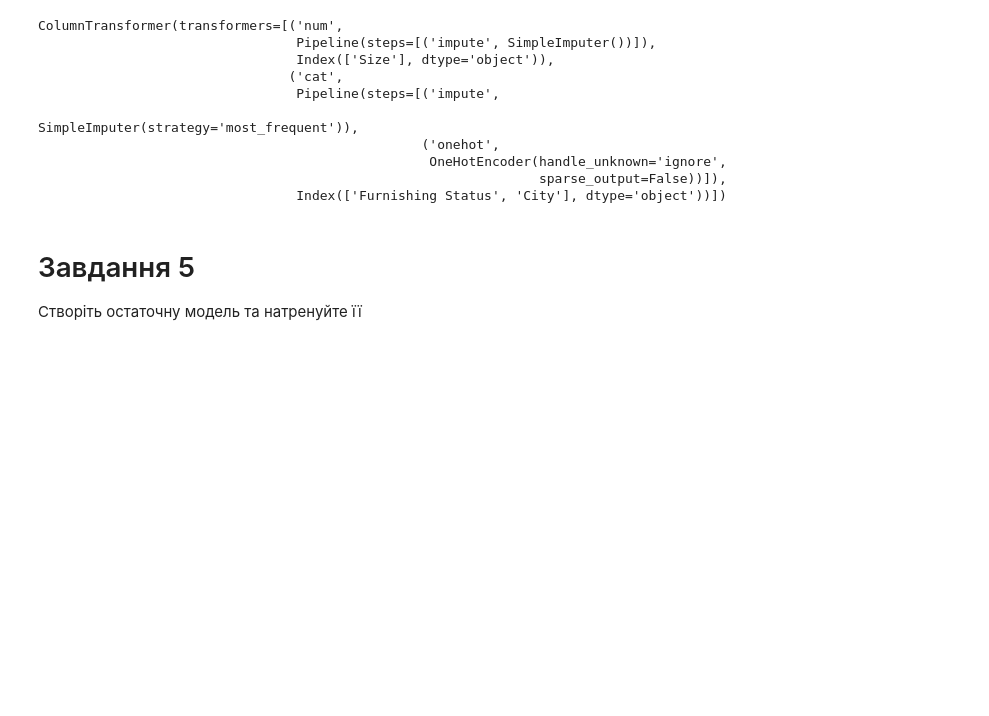
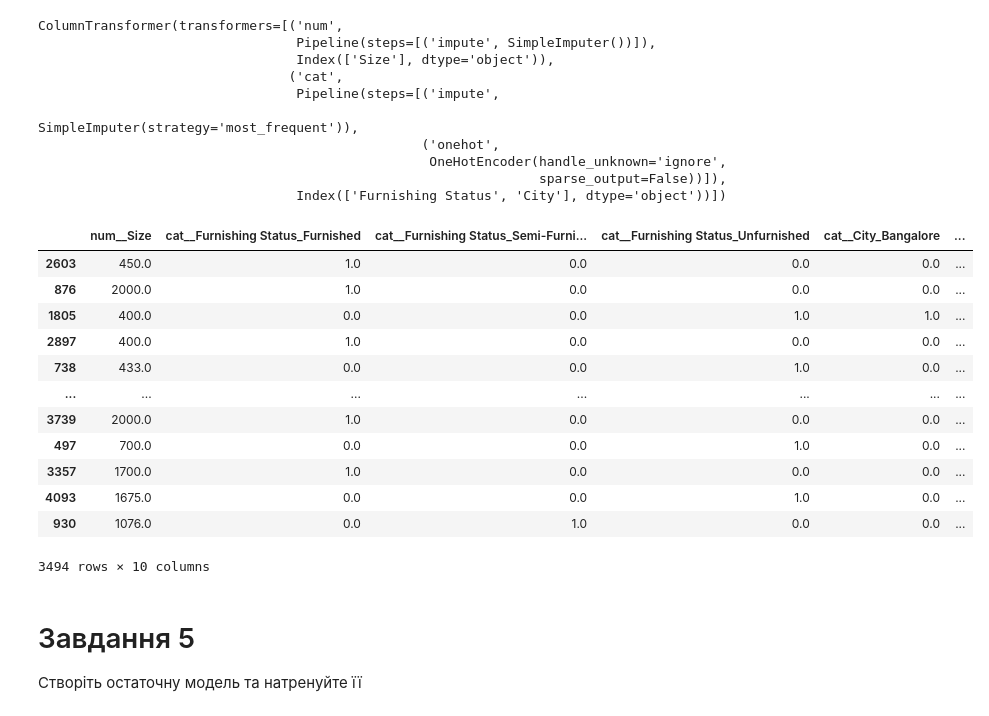
Before and after one commit to Margo-s-M/AI_Colab, a Jupyter notebook: ДЗ_7Собченко.ipynb, the cells around one changed output. Saved outputs shown, nothing was run; the diff lists cells and outputs as text; code cells hidden in the pictures; blank space fills up the shorter version.

```diff
--- a/ДЗ_7Собченко.ipynb
+++ b/ДЗ_7Собченко.ipynb
@@ -143,6 +143,22 @@ ColumnTransformer(transformers=[('num',
                                                   OneHotEncoder(handle_unknown='ignore',
                                                                 sparse_output=False))]),
                                  Index(['Furnishing Status', 'City'], dtype='object'))])
+# %%
+preprocessor.transform(X_train)
+# %% [output]
+|  | num__Size | cat__Furnishing Status_Furnished | cat__Furnishing Status_Semi-Furni... | cat__Furnishing Status_Unfurnished | cat__City_Bangalore | ... |
+| 2603 | 450.0 | 1.0 | 0.0 | 0.0 | 0.0 | ... |
+| 876 | 2000.0 | 1.0 | 0.0 | 0.0 | 0.0 | ... |
+| 1805 | 400.0 | 0.0 | 0.0 | 1.0 | 1.0 | ... |
+| 2897 | 400.0 | 1.0 | 0.0 | 0.0 | 0.0 | ... |
+| 738 | 433.0 | 0.0 | 0.0 | 1.0 | 0.0 | ... |
+| ... | ... | ... | ... | ... | ... | ... |
+| 3739 | 2000.0 | 1.0 | 0.0 | 0.0 | 0.0 | ... |
+| 497 | 700.0 | 0.0 | 0.0 | 1.0 | 0.0 | ... |
+| 3357 | 1700.0 | 1.0 | 0.0 | 0.0 | 0.0 | ... |
+| 4093 | 1675.0 | 0.0 | 0.0 | 1.0 | 0.0 | ... |
+| 930 | 1076.0 | 0.0 | 1.0 | 0.0 | 0.0 | ... |
+3494 rows × 10 columns
 # %% [markdown]
 # Завдання 5
 Створіть остаточну модель та натренуйте її
```
Also changed, not shown: parts of 2 cells of this notebook.
